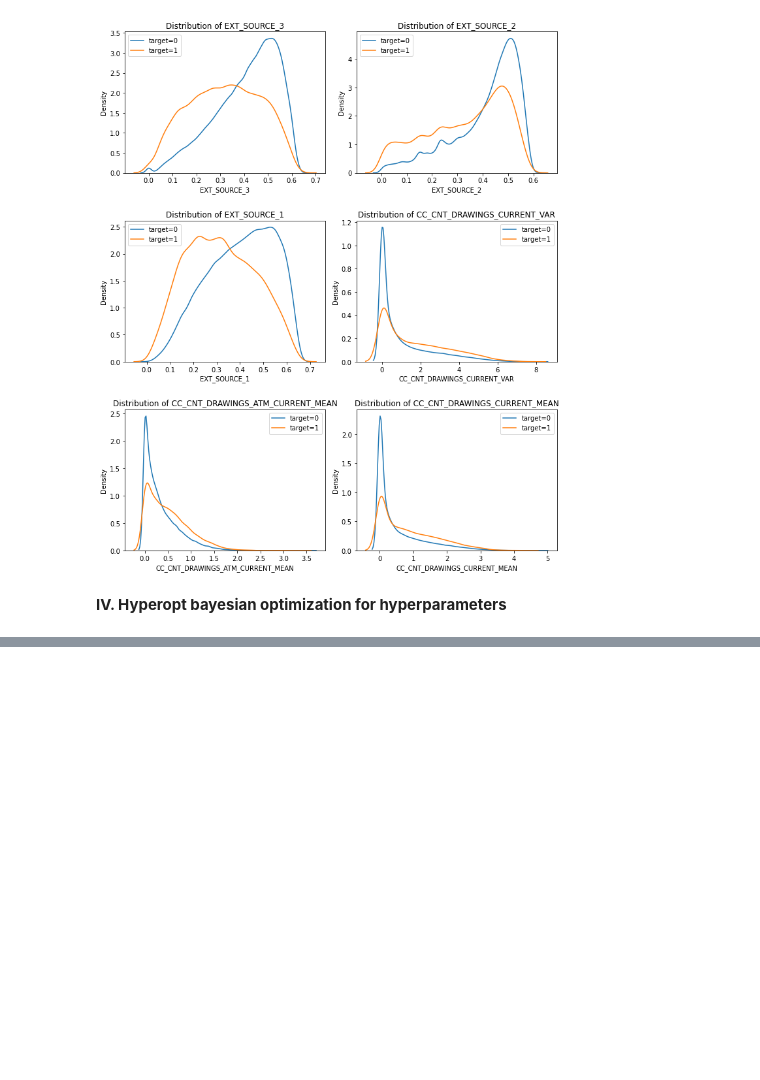
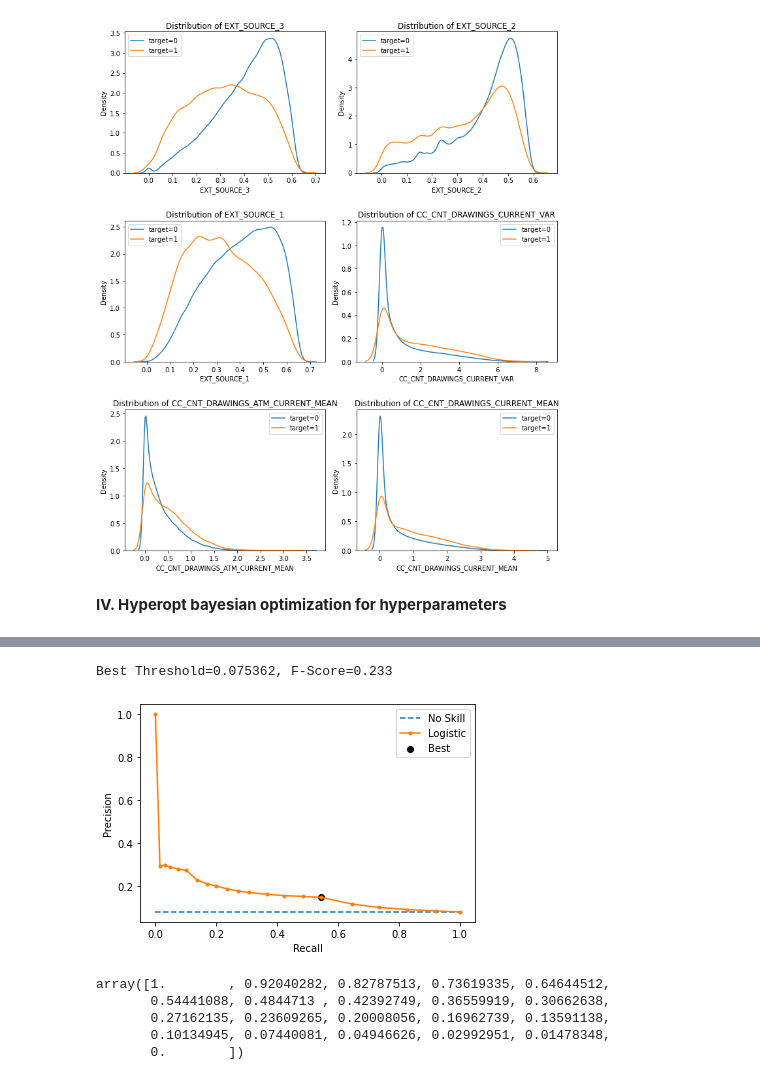
Before and after one commit to drdjekyl/P7, a Jupyter notebook: P7_A_Model.ipynb, the cells around one changed output, grey strips where cells are left out. Cells and saved outputs as stored; diff of their text form; code cells hidden in the pictures; blank space fills up the shorter version.

```diff
--- a/P7_A_Model.ipynb
+++ b/P7_A_Model.ipynb
@@ -714,3 +822,40 @@ LightGBM binary classifier with TreeExplainer shap values output has changed to
+# %%
+import matplotlib.pyplot as plt
+
+precision = metrics['precision']
+recall = metrics['recall']
+thresholds = metrics['thresholds']
+testy = metrics['y_test']
+
+# convert to f score
+fscore = (2 * precision * recall) / (precision + recall)
+# locate the index of the largest f score
+ix = np.argmax(fscore)
+print('Best Threshold=%f, F-Score=%.3f' % (thresholds[ix], fscore[ix]))
+
+
+# plot the PR curve for the model
+no_skill = len(testy[testy==1]) / len(testy)
+plt.plot([0,1], [no_skill,no_skill], linestyle='--', label='No Skill')
+plt.plot(recall, precision, marker='.', label='Logistic')
+plt.scatter(recall[ix], precision[ix], marker='o', color='black', label='Best')
+# axis labels
+plt.xlabel('Recall')
+plt.ylabel('Precision')
+plt.legend()
+# show the plot
+plt.show()
+# %% [output]
+Best Threshold=0.075362, F-Score=0.233
+[figure, added]
+# %%
+recall
+# %% [output]
+array([1.        , 0.92040282, 0.82787513, 0.73619335, 0.64644512,
+       0.54441088, 0.4844713 , 0.42392749, 0.36559919, 0.30662638,
+       0.27162135, 0.23609265, 0.20008056, 0.16962739, 0.13591138,
+       0.10134945, 0.07440081, 0.04946626, 0.02992951, 0.01478348,
+       0.        ])
 # %%
 shap.summary_plot(metrics['shap_values'][0][1], metrics['tested_values'][0])
 # %% [output]
```
Also changed, not shown: parts of 18 cells of this notebook.
